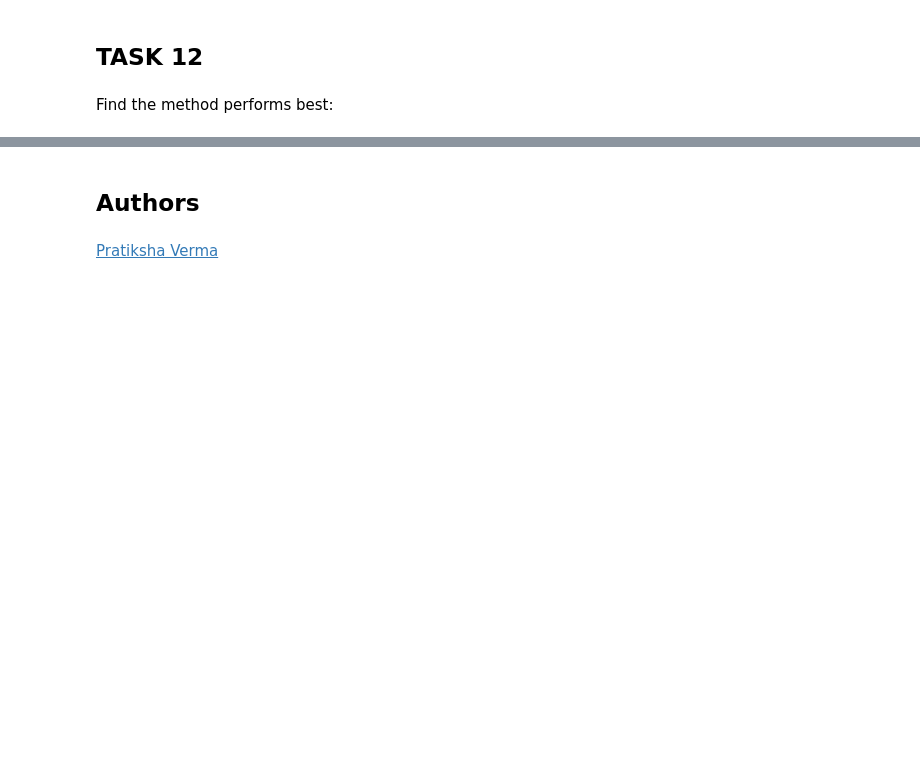
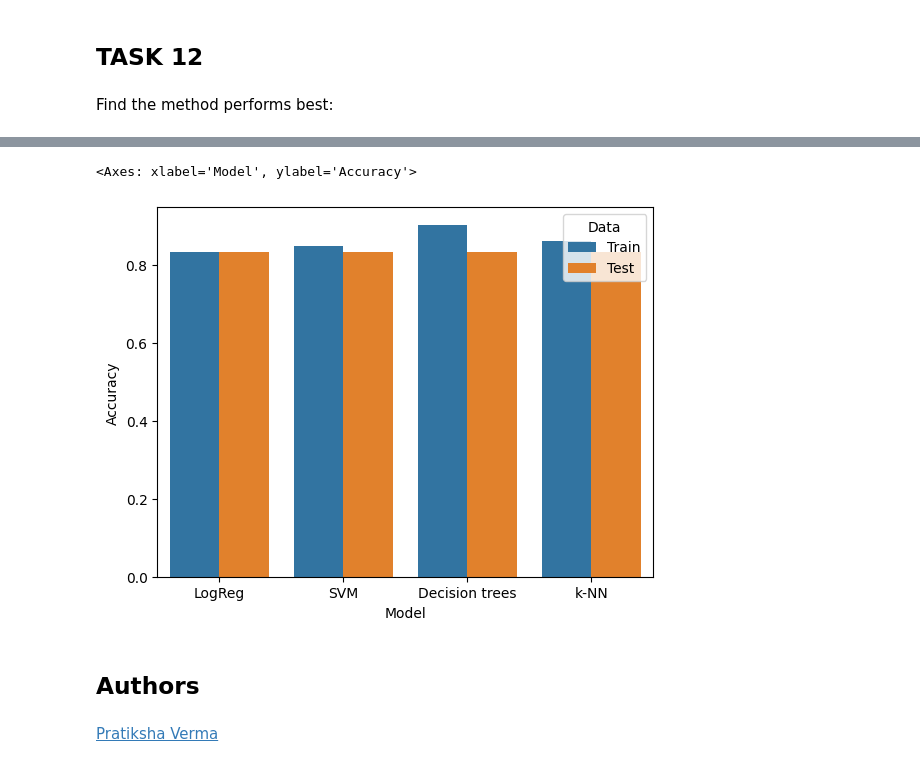
Before and after one commit to NikitinMikhail/IBM_DS, a Jupyter notebook: SpaceX-Machine-Learning-Prediction-Part-5-v1.ipynb, the cells around one changed output, grey strips where cells are left out. Cells and saved outputs as stored; diff of their text form; code cells hidden in the pictures; blank space fills up the shorter version.

```diff
--- a/SpaceX-Machine-Learning-Prediction-Part-5-v1.ipynb
+++ b/SpaceX-Machine-Learning-Prediction-Part-5-v1.ipynb
@@ -396,4 +396,23 @@ Best score for Decision tree: 0.8625
 Best score for k-NN: 0.8609523809523811
+# %%
+accdf = pd.DataFrame(columns=['Model', 'Accuracy', 'Data'])
+# %%
+accdf = accdf._append({'Model': 'LogReg', 'Accuracy': logreg_cv.best_score_, 'Data': 'Train'}, ignore_index=True)
+accdf = accdf._append({'Model': 'LogReg', 'Accuracy': logreg_cv.score(X_test, Y_test), 'Data': 'Test'}, ignore_index=True)
+
+accdf = accdf._append({'Model': 'SVM', 'Accuracy': svm_cv.best_score_, 'Data': 'Train'}, ignore_index=True)
+accdf = accdf._append({'Model': 'SVM', 'Accuracy': svm_cv.score(X_test, Y_test), 'Data': 'Test'}, ignore_index=True)
+
+accdf = accdf._append({'Model': 'Decision trees', 'Accuracy': tree_cv.best_score_, 'Data': 'Train'}, ignore_index=True)
+accdf = accdf._append({'Model': 'Decision trees', 'Accuracy': tree_cv.score(X_test, Y_test), 'Data': 'Test'}, ignore_index=True)
+
+accdf = accdf._append({'Model': 'k-NN', 'Accuracy': knn_cv.best_score_, 'Data': 'Train'}, ignore_index=True)
+accdf = accdf._append({'Model': 'k-NN', 'Accuracy': knn_cv.score(X_test, Y_test), 'Data': 'Test'}, ignore_index=True)
+# %%
+sns.barplot(data=accdf, x='Model', y='Accuracy', hue='Data')
+# %% [output]
+<Axes: xlabel='Model', ylabel='Accuracy'>
+[figure, added]
 # %% [markdown]
 ## Authors
 # %% [markdown]
```
Also changed, not shown: parts of 6 cells of this notebook, 4 other files.
